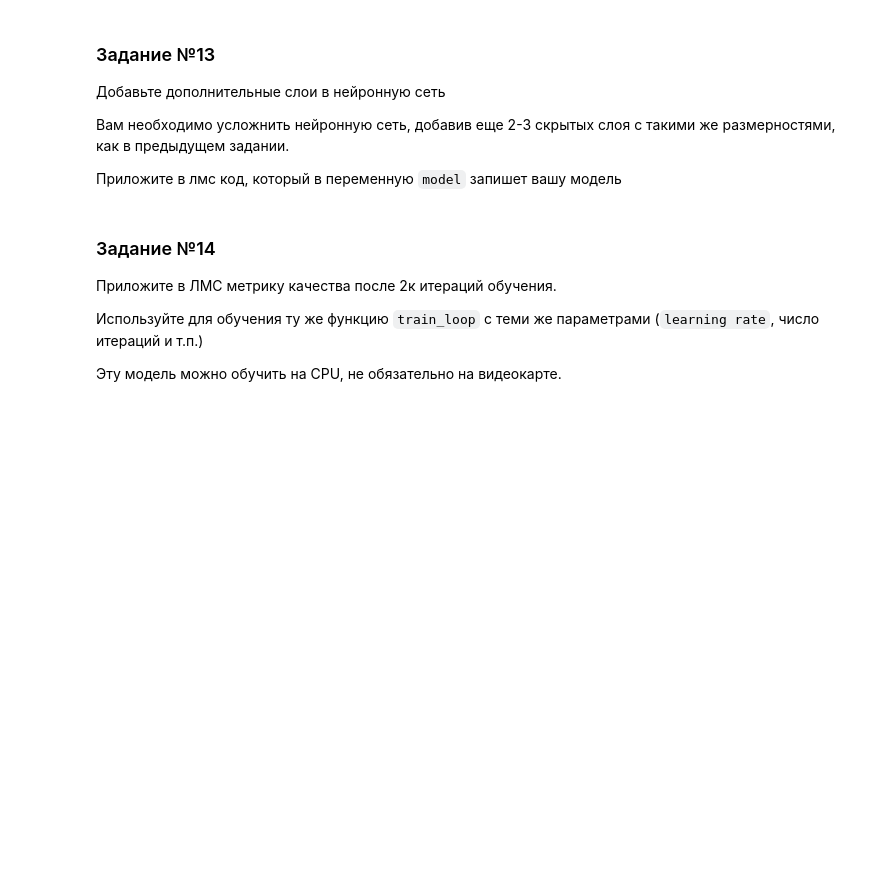
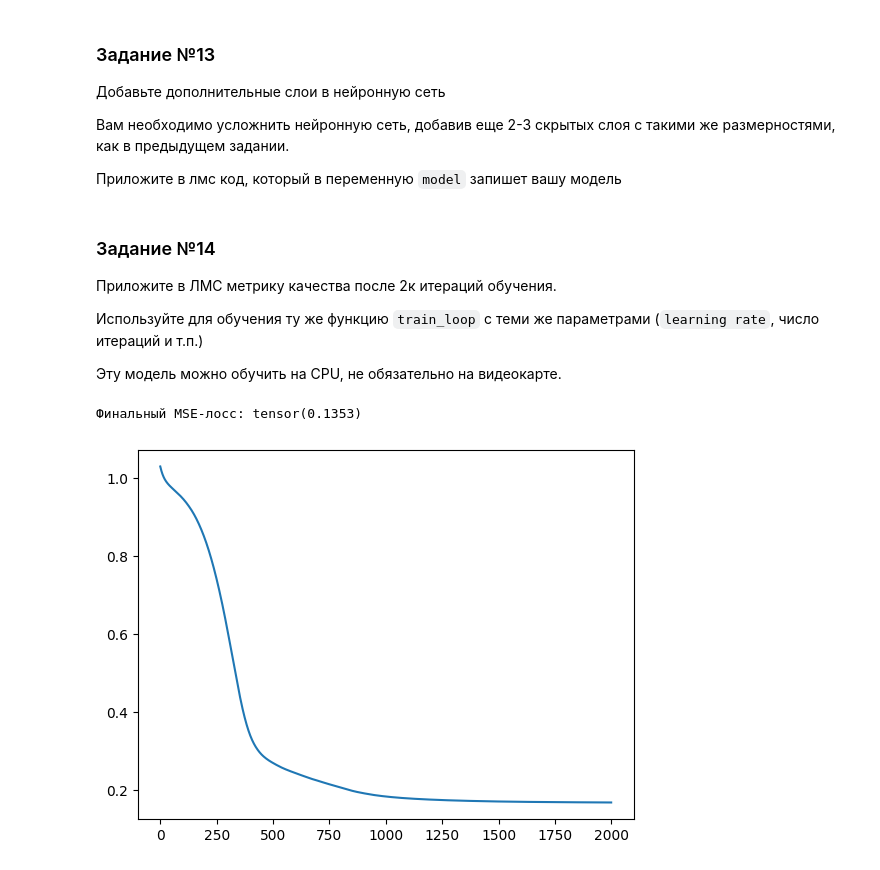
Before and after one commit to AndreyKurdyubov/Karpov.courses_DL, a Jupyter notebook: Base_DL/hw2-student.ipynb, the cells around one changed output. Saved outputs shown, nothing was run; the diff lists cells and outputs as text; code cells hidden in the pictures; blank space fills up the shorter version.

```diff
--- a/Base_DL/hw2-student.ipynb
+++ b/Base_DL/hw2-student.ipynb
@@ -621,8 +621,3 @@ metric(y_pred, t_y_test)
 Размерность скрытого слоя: 6 нейронов, функция активации -  `ReLU`
 
 Приложите в лмс код, который в переменную `model` запишет вашу модель
-# %%
-def build_model(): ...
-
-
-model = build_model()
@@ -632,3 +733,14 @@ model = build_model()
 Эту модель можно обучить на CPU, не обязательно на видеокарте.
 
 Используйте для обучения ту же функцию `train_loop` с теми же параметрами (`learning rate`, число итераций и т.п.)
+# %%
+t_x_test = torch.from_numpy(df_test.to_numpy().astype(float)).to(dtype=torch.float32)
+t_y_test = torch.from_numpy(y_test.to_numpy()).to(dtype=torch.float32)
+
+# Считаем финальную метрику на тестовых данных
+criterion = nn.MSELoss()
+with torch.no_grad():
+    # Помним, что все тензоры должны быть на одном устройстве
+    out = model(t_x_test)
+    mse_loss = criterion(out, t_y_test)
+    print("Финальный MSE-лосс:", mse_loss)
@@ -653,0 +813,51 @@ model = build_model()
+# %%
+# построение, обучение и тестирование нейросети
+import torch.nn as nn
+import tqdm
+from torch.optim.sgd import SGD
+from matplotlib import pyplot as plt
+
+class ThirdModel(nn.Module):
+    # В __init__ объявим все слои, которые нам нужны
+    def __init__(self):
+        super().__init__()
+        self.transform = nn.Sequential(
+            nn.Linear(in_features=11, out_features=6),
+            nn.ReLU(),
+            nn.Linear(in_features=6, out_features=6),
+            nn.ReLU(),
+            nn.Linear(in_features=6, out_features=1))
+
+    def forward(self, x: torch.Tensor):
+        return self.transform(x).squeeze(1)
+
+model = ThirdModel()
+
+reg_optimizer = SGD(params=model.parameters(), lr=1e-2)
+criterion = nn.MSELoss()
+
+def train_loop(model: nn.Module) -> list[float]:
+    losses = []
+
+    for _ in tqdm.trange(2000):
+        reg_optimizer.zero_grad()
+        output = model(t_x_train)
+        loss = criterion(output, t_y_train)
+        loss.backward()
+        losses.append(loss.item())
+        reg_optimizer.step()
+    return losses
+
+losses = train_loop(model)
+plt.plot(losses)
+
+# Считаем финальную метрику на тестовых данных
+criterion = nn.MSELoss()
+with torch.no_grad():
+    # Помним, что все тензоры должны быть на одном устройстве
+    out = model(t_x_test)
+    mse_loss = criterion(out, t_y_test)
+    print("Финальный MSE-лосс:", mse_loss)
+# %% [output]
+Финальный MSE-лосс: tensor(0.1353)
+[figure, added]
```
Also changed, not shown: parts of 9 cells of this notebook.
